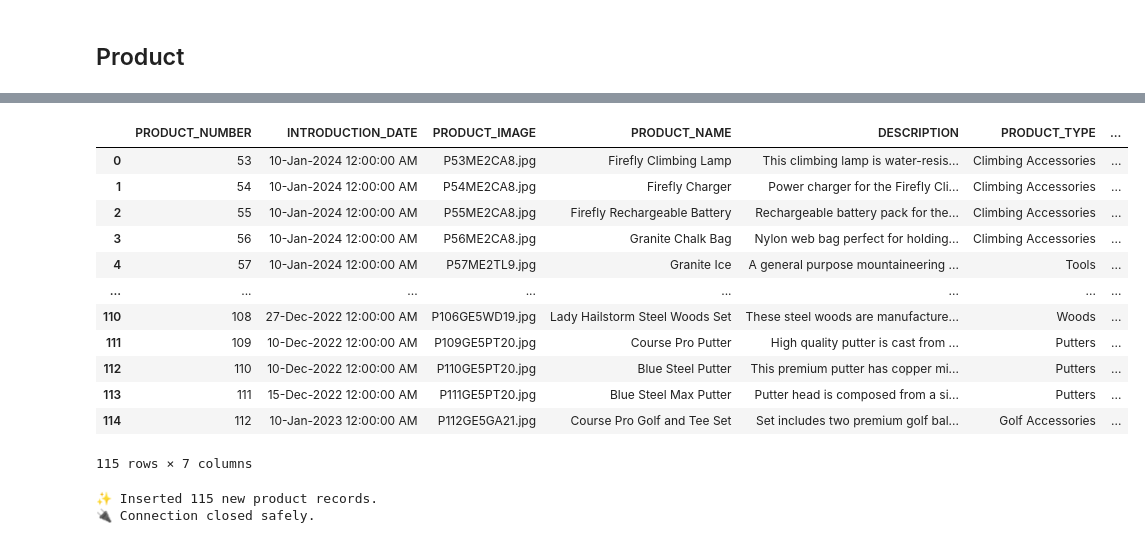
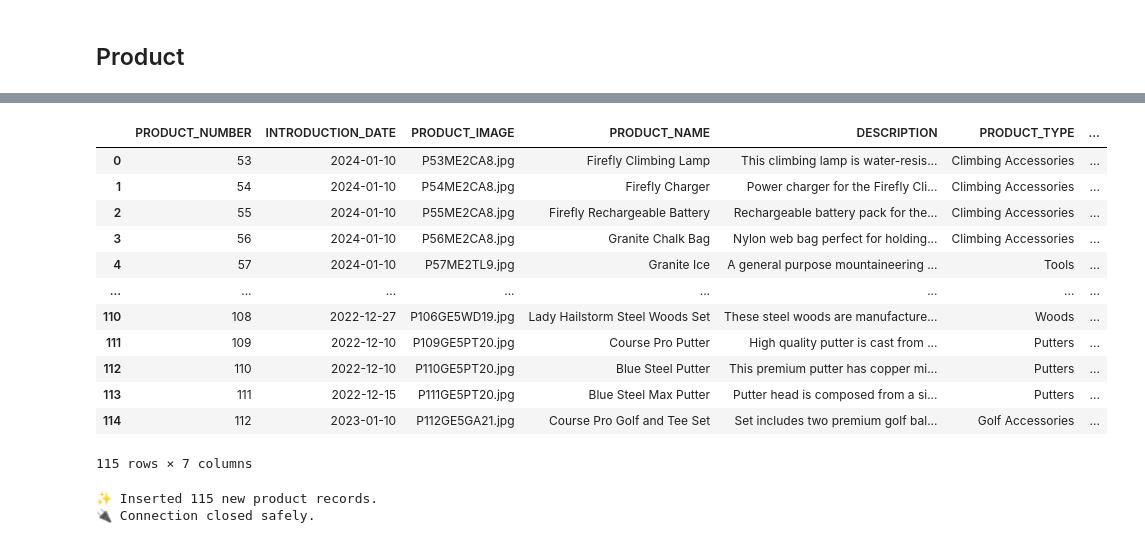
Before and after one commit to SebEmmen/GreatOutdoors, a Jupyter notebook: Warehouse.ipynb, the cells around one changed output, grey strips where cells are left out. Cells and saved outputs as stored; diff of their text form; code cells hidden in the pictures.

```diff
--- a/Warehouse.ipynb
+++ b/Warehouse.ipynb
@@ -1149,44 +1159,52 @@ df_product_type_final = pd.merge(
     df_product_line,
     on='PRODUCT_LINE_CODE',
     how='left'
 )
 
 # 2. Merge only with those specific columns
 df_product_final = pd.merge(
     df_product,
     df_product_type_final,
     on='PRODUCT_TYPE_CODE',
     how='left'
 )
 
 df_product_final = df_product_final.rename(columns={
     'PRODUCT_TYPE_EN': 'PRODUCT_TYPE',
     'PRODUCT_LINE_EN': 'PRODUCT_LINE'
 })
 
+# Force Pandas to parse the text dates using the exact format matching your data
+df_product_final['INTRODUCTION_DATE'] = pd.to_datetime(
+   df_product_final['INTRODUCTION_DATE'] ,
+    format='%d-%b-%Y %I:%M:%S %p',
+    errors='coerce'
+)
+
+
 df_product_final = df_product_final[[
     'PRODUCT_NUMBER',
     'INTRODUCTION_DATE',
     'PRODUCT_IMAGE',
     'PRODUCT_NAME',
     'DESCRIPTION',
     'PRODUCT_TYPE',
     'PRODUCT_LINE'
 ]]
 df_product_final
 # %% [output]
 |  | PRODUCT_NUMBER | INTRODUCTION_DATE | PRODUCT_IMAGE | PRODUCT_NAME | DESCRIPTION | PRODUCT_TYPE | ... |
-| 0 | 53 | 10-Jan-2024 12:00:00 AM | P53ME2CA8.jpg | Firefly Climbing Lamp | This climbing lamp is water-resis... | Climbing Accessories | ... |
-| 1 | 54 | 10-Jan-2024 12:00:00 AM | P54ME2CA8.jpg | Firefly Charger | Power charger for the Firefly Cli... | Climbing Accessories | ... |
-| 2 | 55 | 10-Jan-2024 12:00:00 AM | P55ME2CA8.jpg | Firefly Rechargeable Battery | Rechargeable battery pack for the... | Climbing Accessories | ... |
-| 3 | 56 | 10-Jan-2024 12:00:00 AM | P56ME2CA8.jpg | Granite Chalk Bag | Nylon web bag perfect for holding... | Climbing Accessories | ... |
-| 4 | 57 | 10-Jan-2024 12:00:00 AM | P57ME2TL9.jpg | Granite Ice | A general purpose mountaineering ... | Tools | ... |
+| 0 | 53 | 2024-01-10 | P53ME2CA8.jpg | Firefly Climbing Lamp | This climbing lamp is water-resis... | Climbing Accessories | ... |
+| 1 | 54 | 2024-01-10 | P54ME2CA8.jpg | Firefly Charger | Power charger for the Firefly Cli... | Climbing Accessories | ... |
+| 2 | 55 | 2024-01-10 | P55ME2CA8.jpg | Firefly Rechargeable Battery | Rechargeable battery pack for the... | Climbing Accessories | ... |
+| 3 | 56 | 2024-01-10 | P56ME2CA8.jpg | Granite Chalk Bag | Nylon web bag perfect for holding... | Climbing Accessories | ... |
+| 4 | 57 | 2024-01-10 | P57ME2TL9.jpg | Granite Ice | A general purpose mountaineering ... | Tools | ... |
 | ... | ... | ... | ... | ... | ... | ... | ... |
-| 110 | 108 | 27-Dec-2022 12:00:00 AM | P106GE5WD19.jpg | Lady Hailstorm Steel Woods Set | These steel woods are manufacture... | Woods | ... |
-| 111 | 109 | 10-Dec-2022 12:00:00 AM | P109GE5PT20.jpg | Course Pro Putter | High quality putter is cast from ... | Putters | ... |
-| 112 | 110 | 10-Dec-2022 12:00:00 AM | P110GE5PT20.jpg | Blue Steel Putter | This premium putter has copper mi... | Putters | ... |
-| 113 | 111 | 15-Dec-2022 12:00:00 AM | P111GE5PT20.jpg | Blue Steel Max Putter | Putter head is composed from a si... | Putters | ... |
-| 114 | 112 | 10-Jan-2023 12:00:00 AM | P112GE5GA21.jpg | Course Pro Golf and Tee Set | Set includes two premium golf bal... | Golf Accessories | ... |
+| 110 | 108 | 2022-12-27 | P106GE5WD19.jpg | Lady Hailstorm Steel Woods Set | These steel woods are manufacture... | Woods | ... |
+| 111 | 109 | 2022-12-10 | P109GE5PT20.jpg | Course Pro Putter | High quality putter is cast from ... | Putters | ... |
+| 112 | 110 | 2022-12-10 | P110GE5PT20.jpg | Blue Steel Putter | This premium putter has copper mi... | Putters | ... |
+| 113 | 111 | 2022-12-15 | P111GE5PT20.jpg | Blue Steel Max Putter | Putter head is composed from a si... | Putters | ... |
+| 114 | 112 | 2023-01-10 | P112GE5GA21.jpg | Course Pro Golf and Tee Set | Set includes two premium golf bal... | Golf Accessories | ... |
 115 rows × 7 columns
 # %%
 import sqlite3
```
Also changed, not shown: parts of 8 cells of this notebook, 3 other files.
